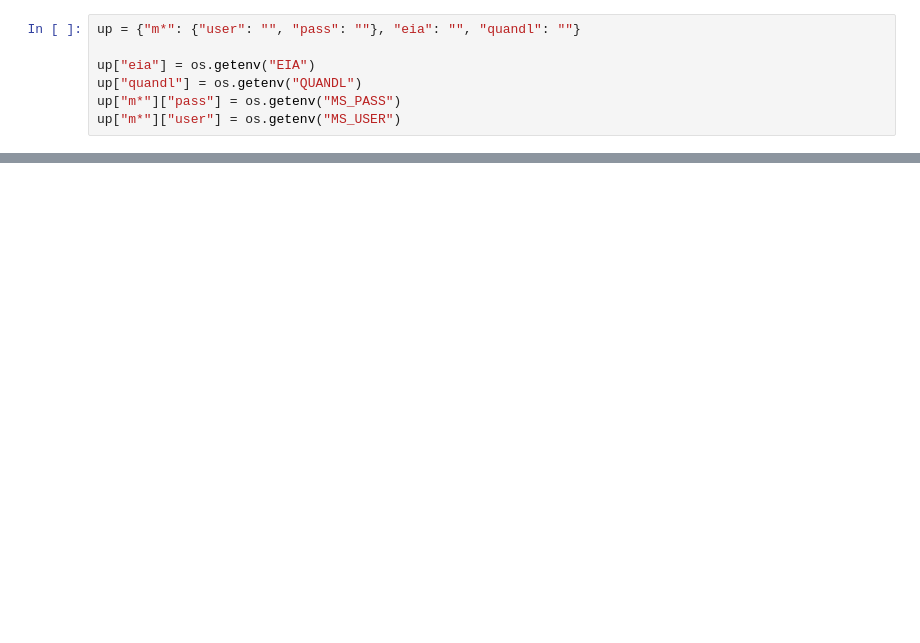
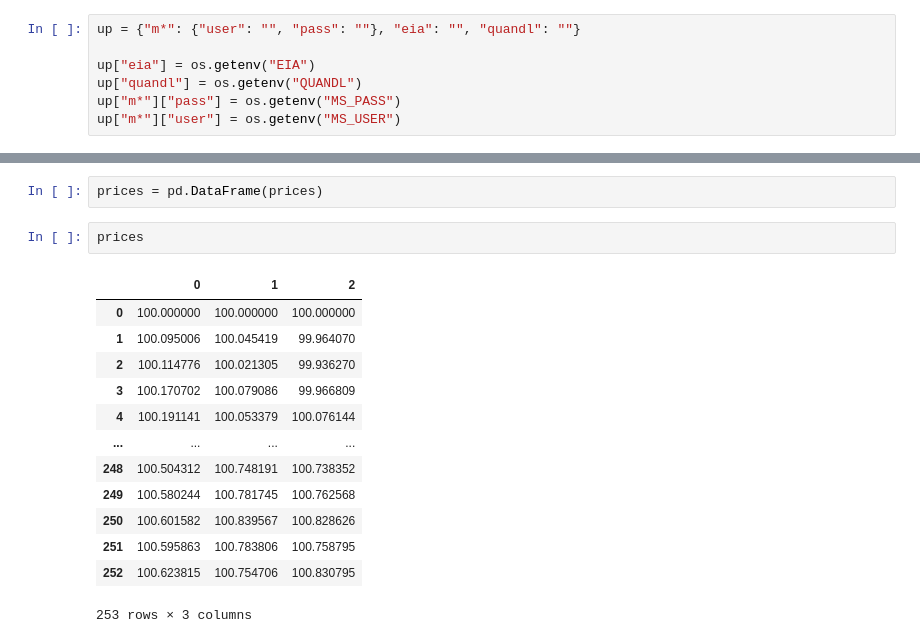
Before and after one commit to bbcho/risktools-dev, a Jupyter notebook: notebooks/testing.ipynb, the cells around one changed output, grey strips where cells are left out. Cells and saved outputs as stored; diff of their text form; blank space fills up the shorter version.

```diff
--- a/notebooks/testing.ipynb
+++ b/notebooks/testing.ipynb
@@ -44,0 +90,18 @@ rt.make_efficient_frontier_table(port, weights, ['A','B','C'])
+# %%
+prices = pd.DataFrame(prices)
+# %%
+prices
+# %% [output]
+|  | 0 | 1 | 2 |
+| 0 | 100.000000 | 100.000000 | 100.000000 |
+| 1 | 100.095006 | 100.045419 | 99.964070 |
+| 2 | 100.114776 | 100.021305 | 99.936270 |
+| 3 | 100.170702 | 100.079086 | 99.966809 |
+| 4 | 100.191141 | 100.053379 | 100.076144 |
+| ... | ... | ... | ... |
+| 248 | 100.504312 | 100.748191 | 100.738352 |
+| 249 | 100.580244 | 100.781745 | 100.762568 |
+| 250 | 100.601582 | 100.839567 | 100.828626 |
+| 251 | 100.595863 | 100.783806 | 100.758795 |
+| 252 | 100.623815 | 100.754706 | 100.830795 |
+253 rows × 3 columns
```
Also changed, not shown: parts of 13 cells of this notebook, 1 other file.
